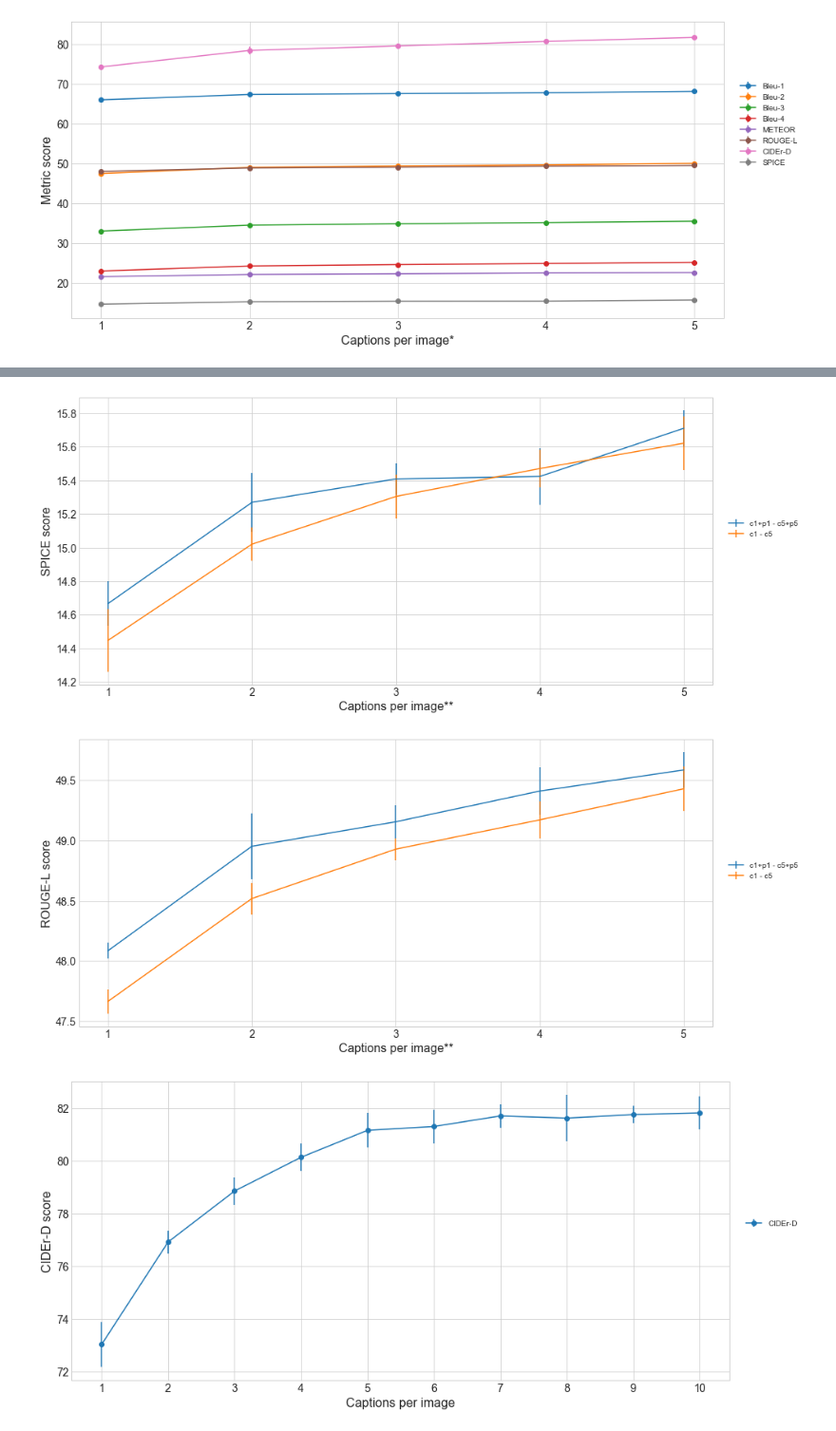
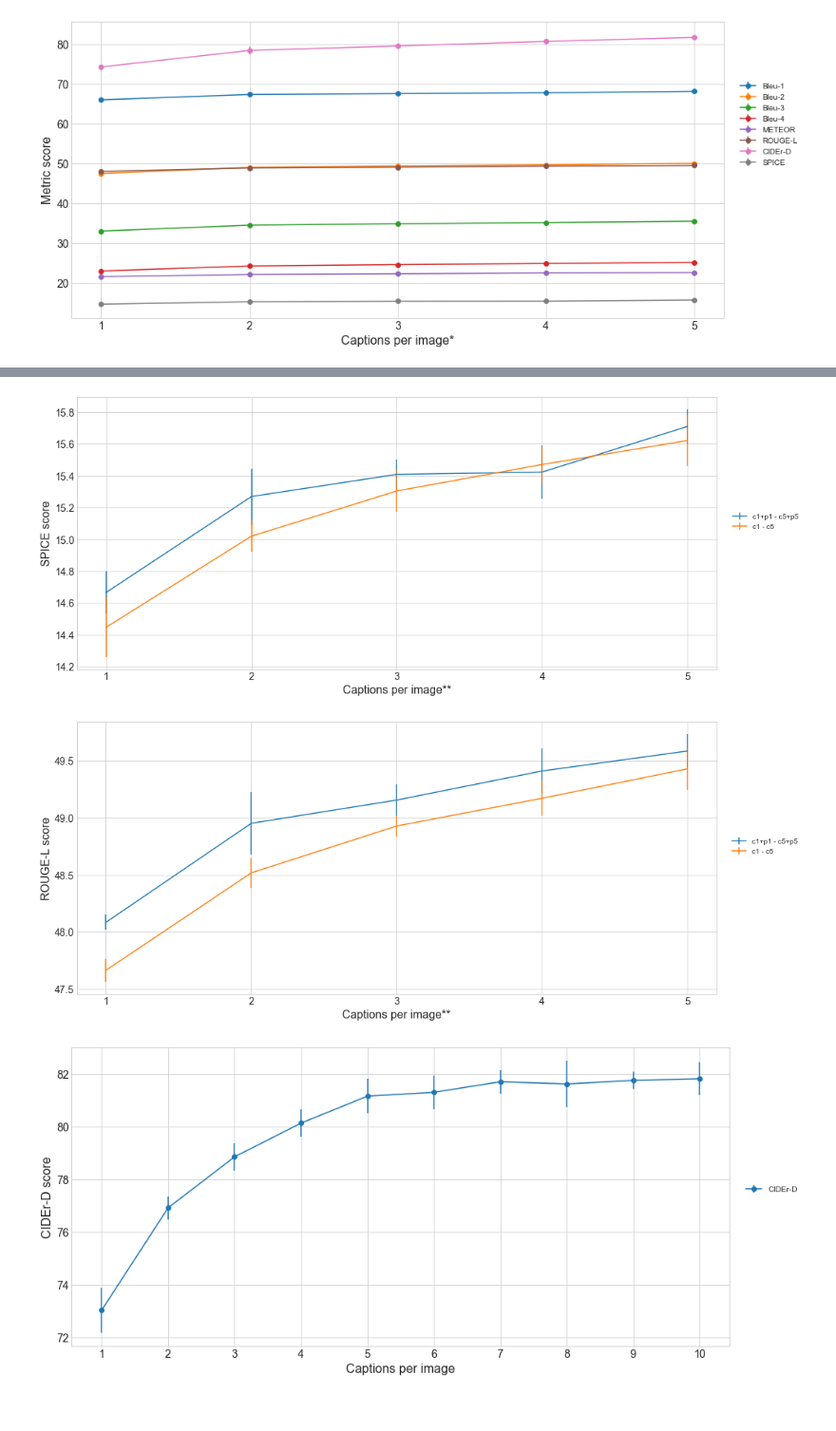
Before and after one commit to ingritu/TDT4900-Master-Thesis, a Jupyter notebook: notebooks/Results.ipynb, the cells around one changed output, grey strips where cells are left out. Shown at 95% size. Drawn from its saved outputs; the diff is of its cells as text; code cells hidden in the pictures.

```diff
--- a/notebooks/Results.ipynb
+++ b/notebooks/Results.ipynb
@@ -232,21 +232,21 @@ plt.show()
 # %%
 # SPICE
-plt.figure(figsize=(15,7))
+plt.figure(figsize=(16,7))
 line1 = plt.errorbar(x[:5], s_c1p1_c5p5[0]*100, s_c1p1_c5p5[1]*100, fmt='-', label='c1+p1 - c5+p5')
 line2 = plt.errorbar(x[:5], s_c1_10[0][:5]*100, s_c1_10[1][:5]*100, fmt='-', label='c1 - c5')
 plt.legend(bbox_to_anchor=(1.02, 0.5, 1., .1), loc='lower left',
            ncol=1, borderaxespad=0.)
 plt.ylabel('SPICE score', Fontsize=16)
 plt.xlabel('Captions per image**', Fontsize=16)
 plt.xticks([1, 2, 3, 4, 5], Fontsize=14)
 plt.yticks(Fontsize=14)
 plt.savefig(save_path.joinpath('spice_b_c1-5_vs_c1p1-c5p5.pdf'))
 plt.show()
 # %% [output]
-[figure, old version]
+[figure, new version]
 # %%
 # ROUGE-L
-plt.figure(figsize=(15,7))
+plt.figure(figsize=(16,7))
 line1 = plt.errorbar(x[:5], r_c1p1_c5p5[0]*100, r_c1p1_c5p5[1]*100, fmt='-', label='c1+p1 - c5+p5')
 line2 = plt.errorbar(x[:5], r_c1_10[0][:5]*100, r_c1_10[1][:5]*100, fmt='-', label='c1 - c5')
 plt.legend(bbox_to_anchor=(1.02, 0.5, 1., .1), loc='lower left',
@@ -258,7 +258,7 @@ plt.yticks(Fontsize=14)
 plt.savefig(save_path.joinpath('rougel_b_c1-5_vs_c1p1-c5p5.pdf'))
 plt.show()
 # %% [output]
-[figure, old version]
+[figure, new version]
 # %%
 # plot c1-10
 plt.figure(figsize=(15,7))
```
Also changed, not shown: parts of 6 cells of this notebook.
